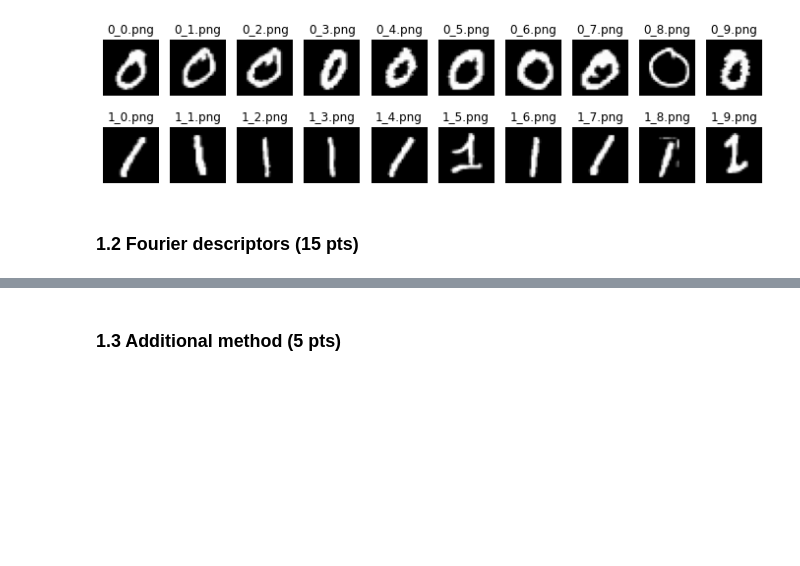
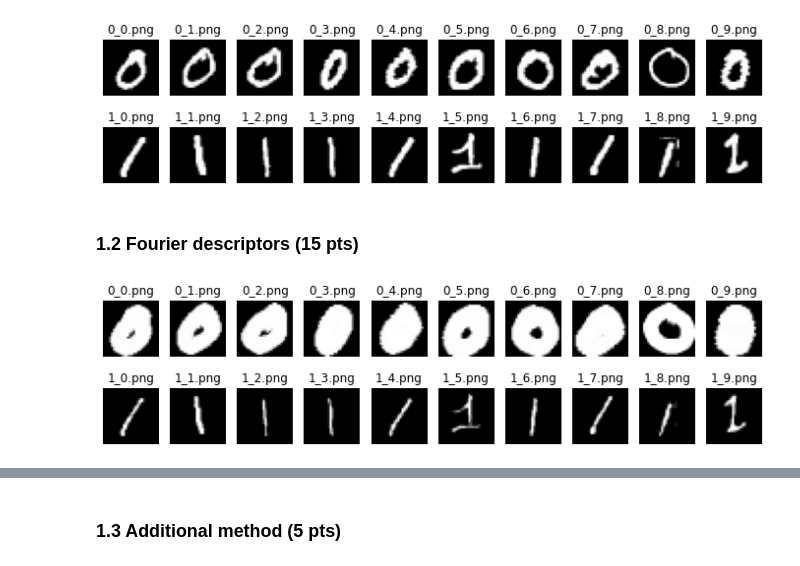
Before and after one commit to bouadiyanis/Image_processing_labs_EPFL, a Jupyter notebook: lab_02_object_description.ipynb, the cells around one changed output, grey strips where cells are left out. Cells and saved outputs as stored; diff of their text form; code cells hidden in the pictures; blank space fills up the shorter version.

```diff
--- a/lab_02_object_description.ipynb
+++ b/lab_02_object_description.ipynb
@@ -100,3 +101,29 @@ from scipy.fftpack import fft2, fft, ifft2
+# %%
+#First, let's do a pre-processing on the images
+
+for i in range(len(zeros_im)):
+
+    zeros_im[i] = skimage.morphology.area_closing(zeros_im[i])
+    zeros_im[i] = skimage.morphology.dilation(zeros_im[i], disk(3))
+
+
+for i in range(len(ones_im)):
+
+    ones_im[i] = skimage.morphology.erosion(ones_im[i],square(2))
+
+
+# Plot images
+fig, axes = plt.subplots(2, len(zeros_im), figsize=(12, 3))
+for ax, im, nm in zip(axes[0], zeros_im, zeros_names):
+    ax.imshow(im, cmap='gray')
+    ax.axis('off')
+    ax.set_title(nm)
+for ax, im, nm in zip(axes[1], ones_im, ones_names):
+    ax.imshow(im, cmap='gray')
+    ax.axis('off')
+    ax.set_title(nm)
+# %% [output]
+[figure, added]
 # %%
 #This function returns a list with the complex coordinates of the contour
 #The input 'image' has to be a 28*28 array : ex: ones_im[0] or ones_im[1]
```
Also changed, not shown: parts of 5 cells of this notebook.
